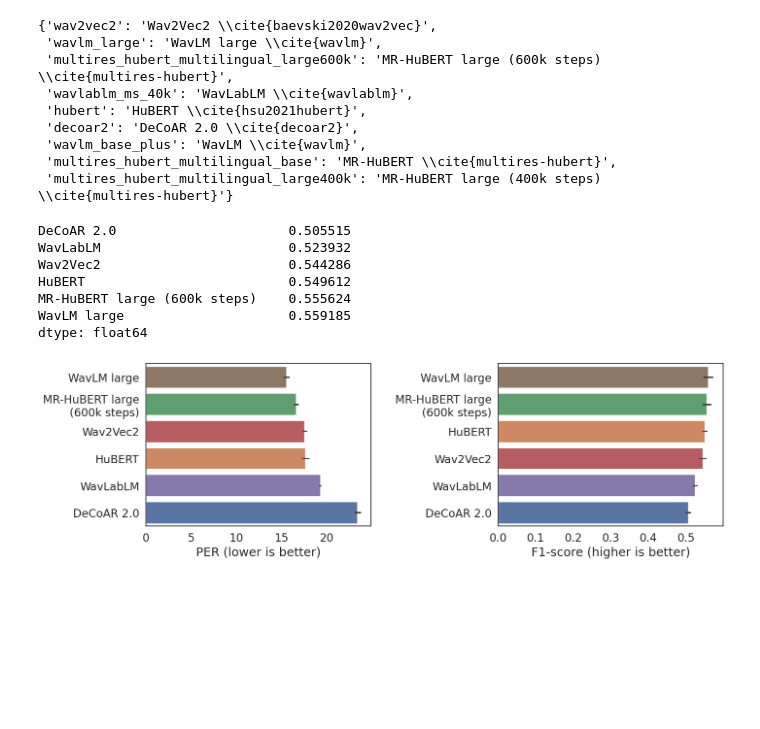
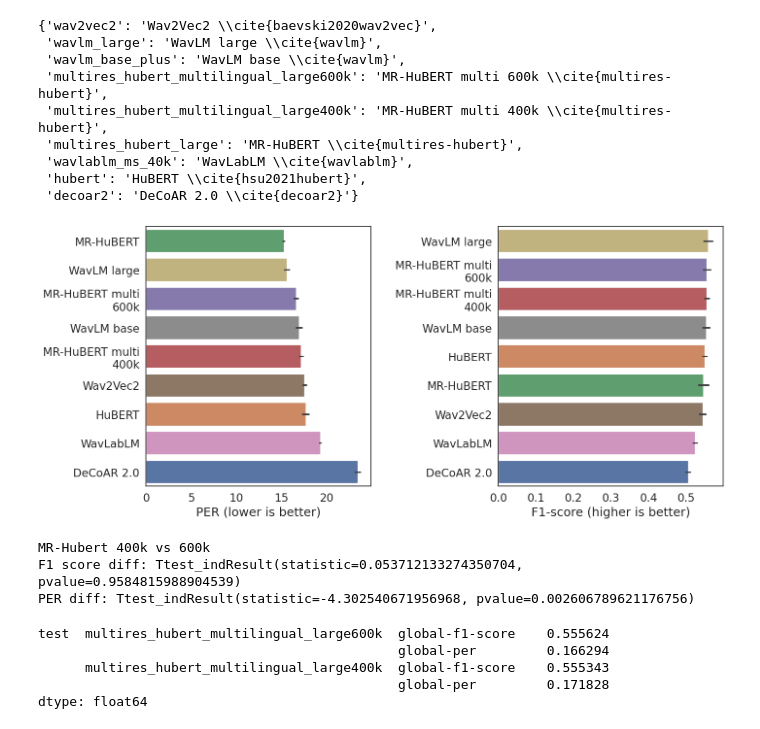
Before and after one commit to xt0r3-Cambridge/s3prl, a Jupyter notebook: s3prl/result/data_analysis/model_analysis.ipynb, the cells around one changed output. Saved outputs shown, nothing was run; the diff lists cells and outputs as text; code cells hidden in the pictures; blank space fills up the shorter version.

Commit message:
Add large KAN experiment

```diff
--- a/s3prl/result/data_analysis/model_analysis.ipynb
+++ b/s3prl/result/data_analysis/model_analysis.ipynb
@@ -46,7 +48,12 @@ def load_exp(exp_name):
 models = [
     "wav2vec2",
     "wavlm_large",
+    "wavlm_base_plus",
     "multires_hubert_multilingual_large600k",
+    "multires_hubert_multilingual_large400k",
+    # "multires_hubert_multilingual_base",
+    # "multires_hubert_base",
+    "multires_hubert_large",
     "wavlablm_ms_40k",
     "hubert",
     "decoar2",
@@ -62,7 +69,9 @@ models = [
 metrics = defaultdict(dict)
 for augmentation in models:
     for i in range(1, 6):
-        metrics[augmentation][i]=(load_exp(f"model_{augmentation}_{i}"))
+        exp = (load_exp(f"model_{augmentation}_{i}"))
+        if exp != {}:
+            metrics[augmentation][i]=exp
         # print(f"{i}_{augmentation}")
         # display(dfx.loc['dev_f1_score'].isna().any())
         # print(dfx.loc[metric]['value'])
@@ -280,11 +297,11 @@ name_map.update({
     "wav2vec2": 'Wav2Vec2 \\cite{baevski2020wav2vec}',
     "wavlablm_ms_40k": 'WavLabLM \\cite{wavlablm}',
     "wavlm_large": 'WavLM large \\cite{wavlm}',
-    "wavlm_base_plus": 'WavLM \\cite{wavlm}',
+    "wavlm_base_plus": 'WavLM base \\cite{wavlm}',
     "decoar2": 'DeCoAR 2.0 \\cite{decoar2}',
-    "multires_hubert_multilingual_base": 'MR-HuBERT \\cite{multires-hubert}',
-    "multires_hubert_multilingual_large600k": 'MR-HuBERT large (600k steps) \\cite{multires-hubert}',
-    "multires_hubert_multilingual_large400k": 'MR-HuBERT large (400k steps) \\cite{multires-hubert}',
+    "multires_hubert_large": 'MR-HuBERT \\cite{multires-hubert}',
+    "multires_hubert_multilingual_large600k": 'MR-HuBERT multi 600k \\cite{multires-hubert}',
+    "multires_hubert_multilingual_large400k": 'MR-HuBERT multi 400k \\cite{multires-hubert}',
 })
 # %%
 metric_map = {x: x for x in metric_list}
@@ -363,23 +386,13 @@ name_map
 # %% [output]
 {'wav2vec2': 'Wav2Vec2 \\cite{baevski2020wav2vec}',
  'wavlm_large': 'WavLM large \\cite{wavlm}',
- 'multires_hubert_multilingual_large600k': 'MR-HuBERT large (600k steps) \\cite{multires-hubert}',
+ 'wavlm_base_plus': 'WavLM base \\cite{wavlm}',
+ 'multires_hubert_multilingual_large600k': 'MR-HuBERT multi 600k \\cite{multires-hubert}',
+ 'multires_hubert_multilingual_large400k': 'MR-HuBERT multi 400k \\cite{multires-hubert}',
+ 'multires_hubert_large': 'MR-HuBERT \\cite{multires-hubert}',
  'wavlablm_ms_40k': 'WavLabLM \\cite{wavlablm}',
  'hubert': 'HuBERT \\cite{hsu2021hubert}',
- 'decoar2': 'DeCoAR 2.0 \\cite{decoar2}',
- 'wavlm_base_plus': 'WavLM \\cite{wavlm}',
- 'multires_hubert_multilingual_base': 'MR-HuBERT \\cite{multires-hubert}',
- 'multires_hubert_multilingual_large400k': 'MR-HuBERT large (400k steps) \\cite{multires-hubert}'}
+ 'decoar2': 'DeCoAR 2.0 \\cite{decoar2}'}
-# %%
-dfx.mean().sort_values()
-# %% [output]
-DeCoAR 2.0                      0.505515
-WavLabLM                        0.523932
-Wav2Vec2                        0.544286
-HuBERT                          0.549612
-MR-HuBERT large (600k steps)    0.555624
-WavLM large                     0.559185
-dtype: float64
 # %%
 import textwrap
 def wrap_labels(ax, width, break_long_words=False):
@@ -393,21 +406,42 @@ def wrap_labels(ax, width, break_long_words=False):
 
 sns.set_theme(context='notebook', style='white', palette='deep', font='sans-serif', font_scale=1.5, color_codes=False, rc=None)
 # %%
-fig, ax = plt.subplots(1, 2, figsize=(15, 5))
+fig, ax = plt.subplots(1, 2, figsize=(15, 7))
 
 
 dfx =df['test'].swaplevel(axis=1)['global-per'] * 100
 dfx.columns = dfx.columns.to_series().map({k: v.split('\\', 1)[0].strip() for k,v  in name_map.items()}).values
 axis = sns.barplot(dfx, orient='y', errorbar='sd', order=dfx.mean().sort_values(ascending=True).index, ax=ax[0])
 axis.set_xlabel('PER (lower is better)')
 wrap_labels(axis, 15)
 
 dfx =df['test'].swaplevel(axis=1)['global-f1-score']
 dfx.columns = dfx.columns.to_series().map({k: v.split('\\', 1)[0].strip() for k,v  in name_map.items()}).values
 axis = sns.barplot(dfx, orient='y', errorbar='sd', order=dfx.mean().sort_values(ascending=False).index, ax=ax[1])
 axis.set_xlabel('F1-score (higher is better)')
 wrap_labels(axis, 15)
 
 plt.tight_layout(pad=2)
 # %% [output]
-[figure, old version]
+[figure, new version]
+# %%
+dfy = df.loc(axis=1)['test', ['multires_hubert_multilingual_large600k', 'multires_hubert_multilingual_large400k'], ['global-f1-score', 'global-per']]
+
+print("MR-Hubert 400k vs 600k")
+
+dfz = dfy.loc(axis=1)[:, :, 'global-f1-score']
+print(f"F1 score diff: {scipy.stats.ttest_ind(dfz.iloc(axis=1)[0], dfz.iloc(axis=1)[1])}")
+
+dfz = dfy.loc(axis=1)[:, :, 'global-per']
+print(f"PER diff: {scipy.stats.ttest_ind(dfz.iloc(axis=1)[0], dfz.iloc(axis=1)[1])}")
+
+dfy.mean()
+# %% [output]
+MR-Hubert 400k vs 600k
+F1 score diff: Ttest_indResult(statistic=0.053712133274350704, pvalue=0.9584815988904539)
+PER diff: Ttest_indResult(statistic=-4.302540671956968, pvalue=0.002606789621176756)
+test  multires_hubert_multilingual_large600k  global-f1-score    0.555624
+                                              global-per         0.166294
+      multires_hubert_multilingual_large400k  global-f1-score    0.555343
+                                              global-per         0.171828
+dtype: float64
```
Also changed, not shown: parts of 19 cells of this notebook, 2 other files.
